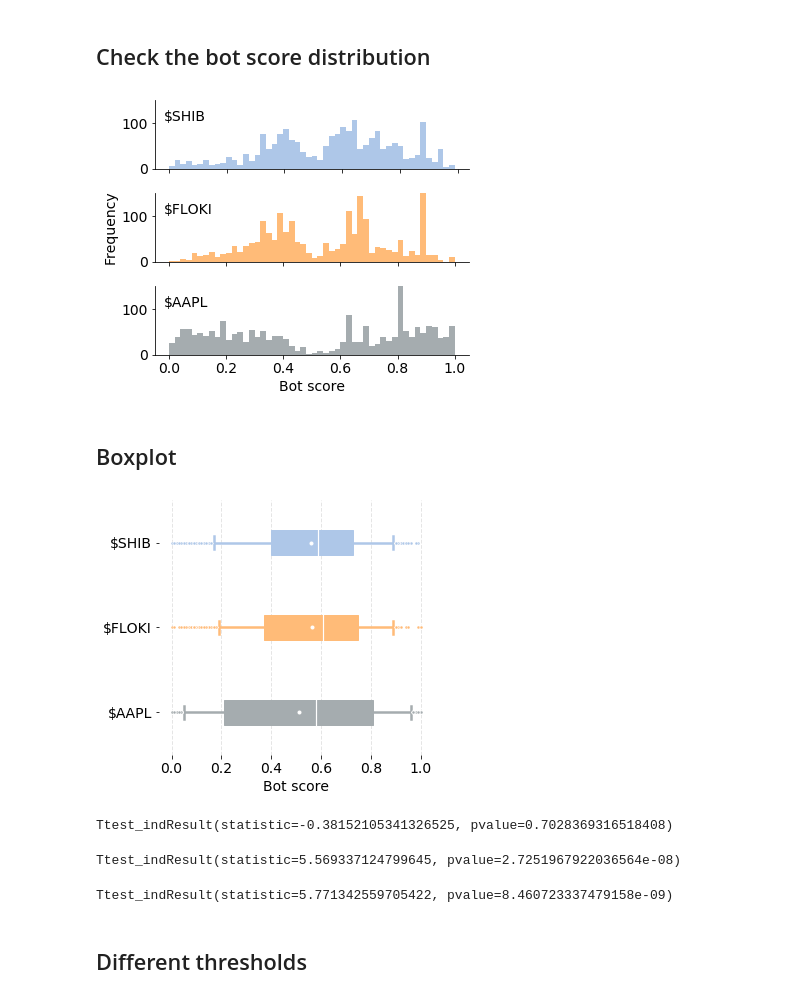
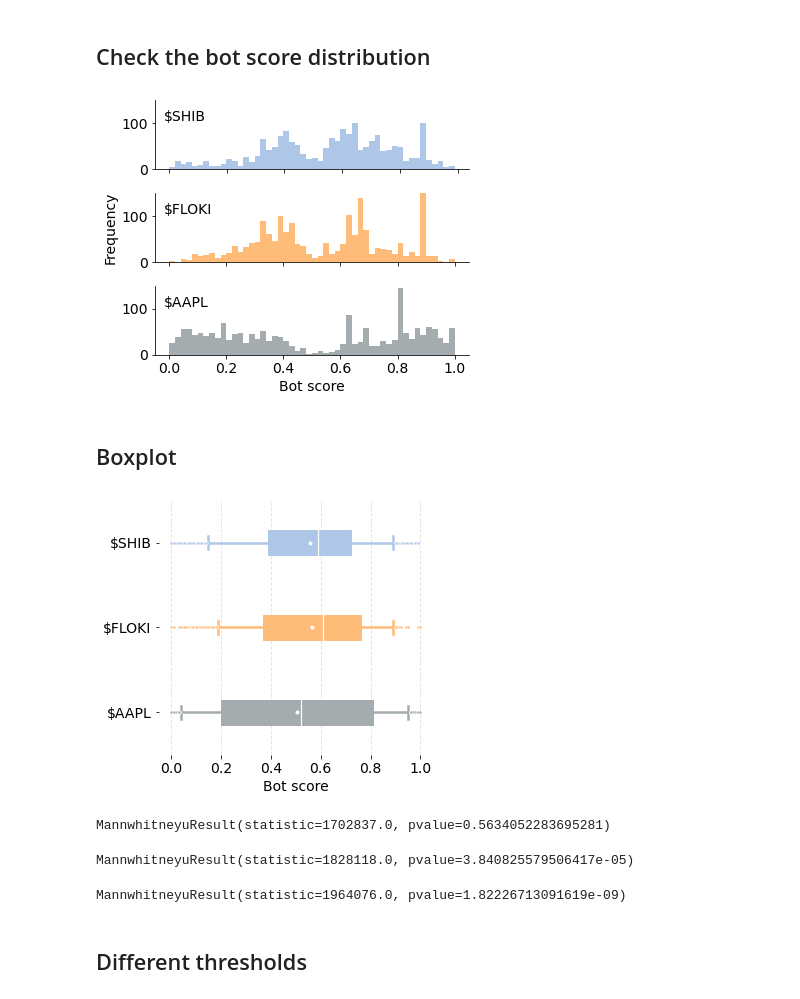
Before and after one commit to osome-iu/Botometer101, a Jupyter notebook: exps/analysis.ipynb, the cells around one changed output. Cells and saved outputs as stored; diff of their text form; code cells hidden in the pictures.

```diff
--- a/exps/analysis.ipynb
+++ b/exps/analysis.ipynb
@@ -167,0 +170,2 @@ plt.savefig("figures/language_freqency.pdf")
+# %%
+analytical_sample = tweet_with_bot_score_df.query('lang == "en"')
@@ -170,33 +185,33 @@ plt.savefig("figures/language_freqency.pdf")
 # %%
 dist_to_plot = [
     [1, 'shib', light_blue, '$SHIB'],
     [2, 'floki', light_orange, '$FLOKI'],
     [3, 'aapl', light_gray, '$AAPL']
 ]
 
 plt.figure(figsize=(5.5, 4.5))
 for index, key, color, title in dist_to_plot:
     plt.subplot(3, 1, index)
     plt.hist(
-        tweet_with_bot_score_df.query(f'cashtag == "{key}"').eng,
+        analytical_sample.query(f'cashtag == "{key}"').eng,
         bins=50,
         color=color,
     );
     plt.annotate(title, xy=(0.03,0.7), xycoords='axes fraction')
     if index<3:
         plt.gca().set_xticklabels([])
     if index == 2:
         plt.ylabel("Frequency")
     if index==3:
         plt.xlabel('Bot score')
 
     plt.gca().spines['top'].set_visible(False)
     plt.gca().spines['right'].set_visible(False)
     plt.ylim([0, 150])
 plt.tight_layout()
 plt.savefig("figures/bot_score_dist.pdf")
 # %% [output]
-[figure, old version]
+[figure, new version]
 # %% [markdown]
 ## Boxplot
 # %%
@@ -204,7 +219,7 @@ plt.figure(figsize=(5, 4.5))
 for index, key, color, title in dist_to_plot:
     box = plt.boxplot(
         [
-            tweet_with_bot_score_df.query(f'cashtag == "{key}"').eng
+            analytical_sample.query(f'cashtag == "{key}"').eng
         ],
         positions=[4 - index],
         widths=0.3,
@@ -235,27 +250,27 @@ plt.xlabel('Bot score')
 plt.tight_layout()
 plt.savefig("figures/bot_score_boxplot.pdf")
 # %% [output]
-[figure, old version]
+[figure, new version]
 # %%
-scipy.stats.ttest_ind(
-    tweet_with_bot_score_df.query('cashtag == "shib"').eng,
-    tweet_with_bot_score_df.query('cashtag == "floki"').eng
+scipy.stats.mannwhitneyu(
+    analytical_sample.query('cashtag == "shib"').eng,
+    analytical_sample.query('cashtag == "floki"').eng
 )
 # %% [output]
-Ttest_indResult(statistic=-0.38152105341326525, pvalue=0.7028369316518408)
+MannwhitneyuResult(statistic=1702837.0, pvalue=0.5634052283695281)
 # %%
-scipy.stats.ttest_ind(
-    tweet_with_bot_score_df.query('cashtag == "shib"').eng,
-    tweet_with_bot_score_df.query('cashtag == "aapl"').eng
+scipy.stats.mannwhitneyu(
+    analytical_sample.query('cashtag == "shib"').eng,
+    analytical_sample.query('cashtag == "aapl"').eng
 )
 # %% [output]
-Ttest_indResult(statistic=5.569337124799645, pvalue=2.7251967922036564e-08)
+MannwhitneyuResult(statistic=1828118.0, pvalue=3.840825579506417e-05)
 # %%
-scipy.stats.ttest_ind(
-    tweet_with_bot_score_df.query('cashtag == "floki"').eng,
-    tweet_with_bot_score_df.query('cashtag == "aapl"').eng
+scipy.stats.mannwhitneyu(
+    analytical_sample.query('cashtag == "floki"').eng,
+    analytical_sample.query('cashtag == "aapl"').eng
 )
 # %% [output]
-Ttest_indResult(statistic=5.771342559705422, pvalue=8.460723337479158e-09)
+MannwhitneyuResult(statistic=1964076.0, pvalue=1.82226713091619e-09)
 # %% [markdown]
 ## Different thresholds
```
Also changed, not shown: parts of 15 cells of this notebook.
